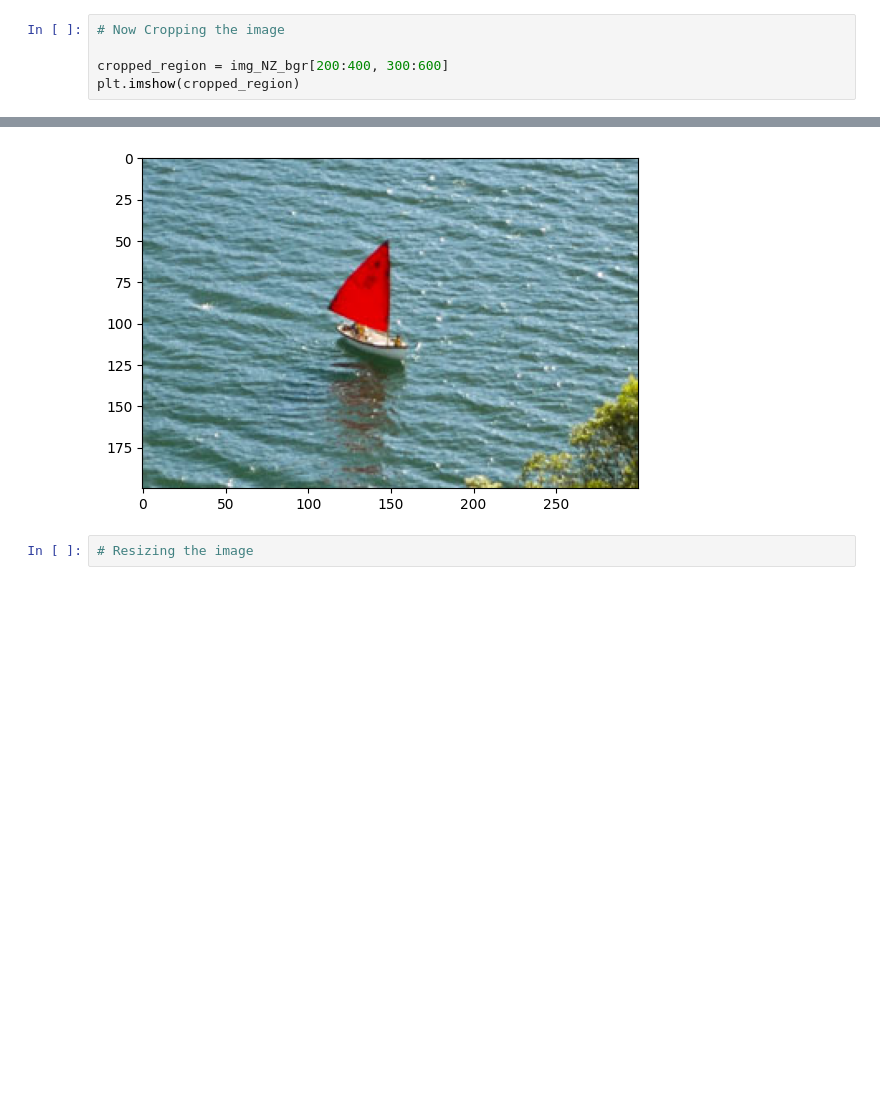
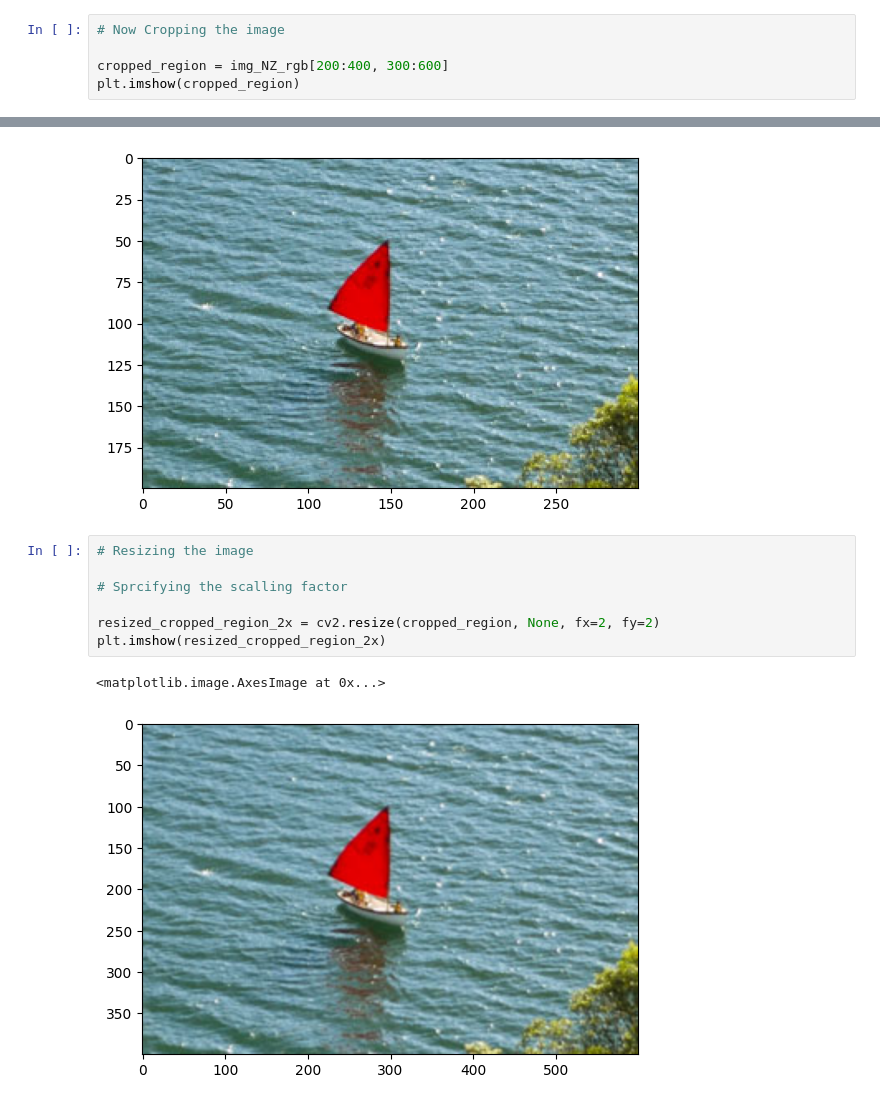
Before and after one commit to scienmanas/OpenCV-Codes, a Jupyter notebook: 02_Basic_Image_Manipulation/Learn_note_2.ipynb, the cells around one changed output, grey strips where cells are left out. Saved outputs shown, nothing was run; the diff lists cells and outputs as text; blank space fills up the shorter version.

```diff
--- a/02_Basic_Image_Manipulation/Learn_note_2.ipynb
+++ b/02_Basic_Image_Manipulation/Learn_note_2.ipynb
@@ -94,10 +94,18 @@ plt.imshow(img_NZ_bgr)
 # %%
 # Now Cropping the image
 
-cropped_region = img_NZ_bgr[200:400, 300:600]
+cropped_region = img_NZ_rgb[200:400, 300:600]
 plt.imshow(cropped_region)
 # %% [output]
 <matplotlib.image.AxesImage at 0x...>
 [figure]
-# %%
-# Resizing the image
+# %%
+# Resizing the image
+
+# Sprcifying the scalling factor
+
+resized_cropped_region_2x = cv2.resize(cropped_region, None, fx=2, fy=2)
+plt.imshow(resized_cropped_region_2x)
+# %% [output]
+<matplotlib.image.AxesImage at 0x...>
+[figure, added]
```
Also changed, not shown: parts of 5 cells of this notebook, 2 other files.
